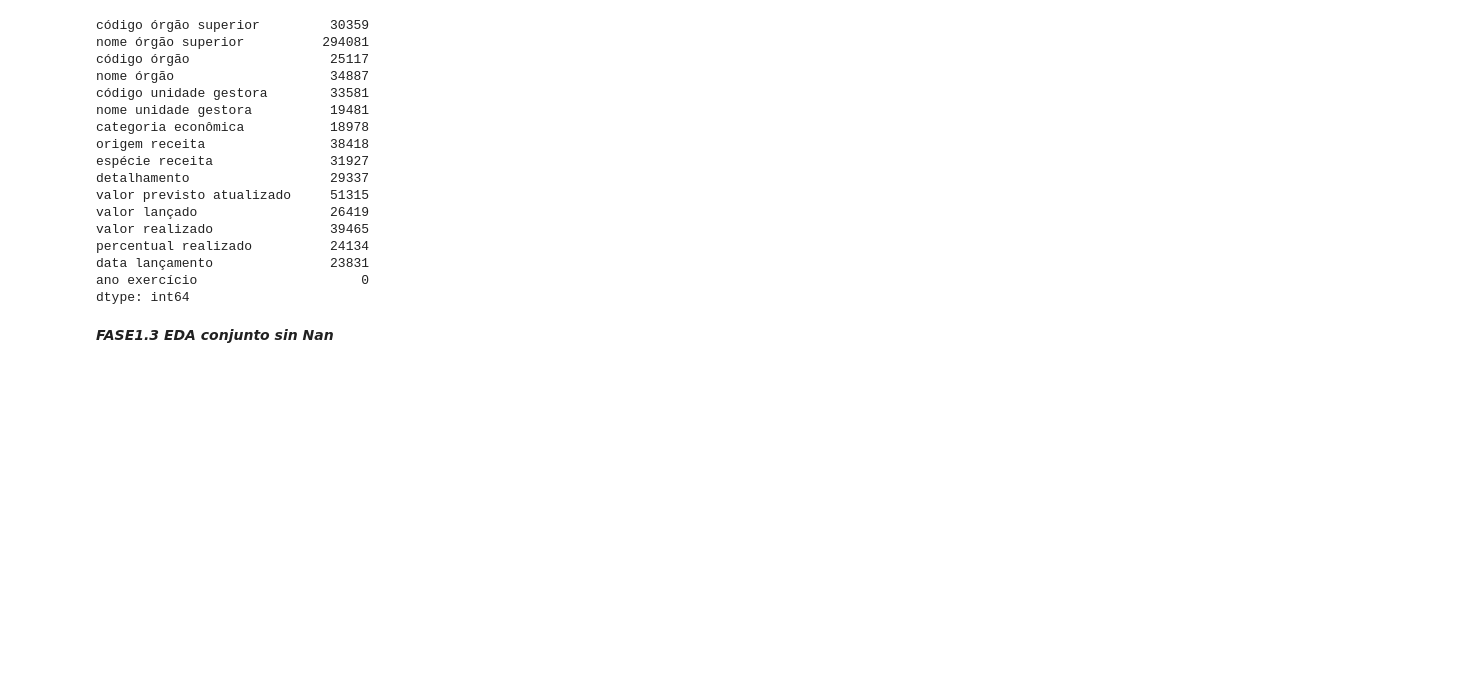
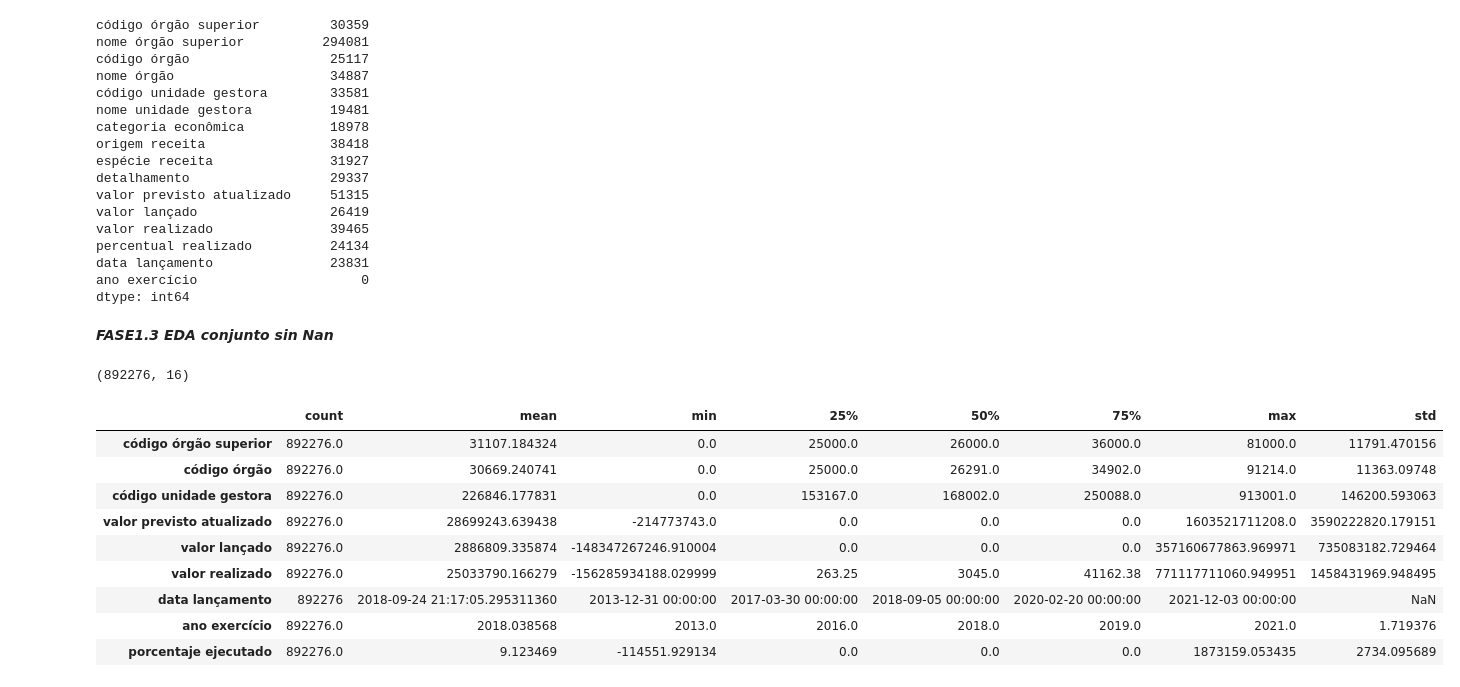
Before and after one commit to jgilsu11/Proyecto2-EDA-Ingresos-Brasil, a Jupyter notebook: EDAs individual y conjunto.ipynb, the cells around one changed output. Saved outputs shown, nothing was run; the diff lists cells and outputs as text; code cells hidden in the pictures; blank space fills up the shorter version.

```diff
--- a/EDAs individual y conjunto.ipynb
+++ b/EDAs individual y conjunto.ipynb
@@ -719,4 +736,19 @@ dtype: int64
 dfcompletasinNan= pd.read_csv("datos/dfcompletasinNan.csv", sep= ",", index_col= 0, parse_dates= ["data lançamento"])
 pd.set_option("display.max_columns", None)
 # %%
-dfcompletasinNan
+dfcompletasinNan.shape
+# %% [output]
+(892276, 16)
+# %%
+dfcompletasinNan.describe().T
+# %% [output]
+|  | count | mean | min | 25% | 50% | 75% | max | std |
+| código órgão superior | 892276.0 | 31107.184324 | 0.0 | 25000.0 | 26000.0 | 36000.0 | 81000.0 | 11791.470156 |
+| código órgão | 892276.0 | 30669.240741 | 0.0 | 25000.0 | 26291.0 | 34902.0 | 91214.0 | 11363.09748 |
+| código unidade gestora | 892276.0 | 226846.177831 | 0.0 | 153167.0 | 168002.0 | 250088.0 | 913001.0 | 146200.593063 |
+| valor previsto atualizado | 892276.0 | 28699243.639438 | -214773743.0 | 0.0 | 0.0 | 0.0 | 1603521711208.0 | 3590222820.179151 |
+| valor lançado | 892276.0 | 2886809.335874 | -148347267246.910004 | 0.0 | 0.0 | 0.0 | 357160677863.969971 | 735083182.729464 |
+| valor realizado | 892276.0 | 25033790.166279 | -156285934188.029999 | 263.25 | 3045.0 | 41162.38 | 771117711060.949951 | 1458431969.948495 |
+| data lançamento | 892276 | 2018-09-24 21:17:05.295311360 | 2013-12-31 00:00:00 | 2017-03-30 00:00:00 | 2018-09-05 00:00:00 | 2020-02-20 00:00:00 | 2021-12-03 00:00:00 | NaN |
+| ano exercício | 892276.0 | 2018.038568 | 2013.0 | 2016.0 | 2018.0 | 2019.0 | 2021.0 | 1.719376 |
+| porcentaje ejecutado | 892276.0 | 9.123469 | -114551.929134 | 0.0 | 0.0 | 0.0 | 1873159.053435 | 2734.095689 |
```
Also changed, not shown: parts of 9 cells of this notebook, 1 other file.
